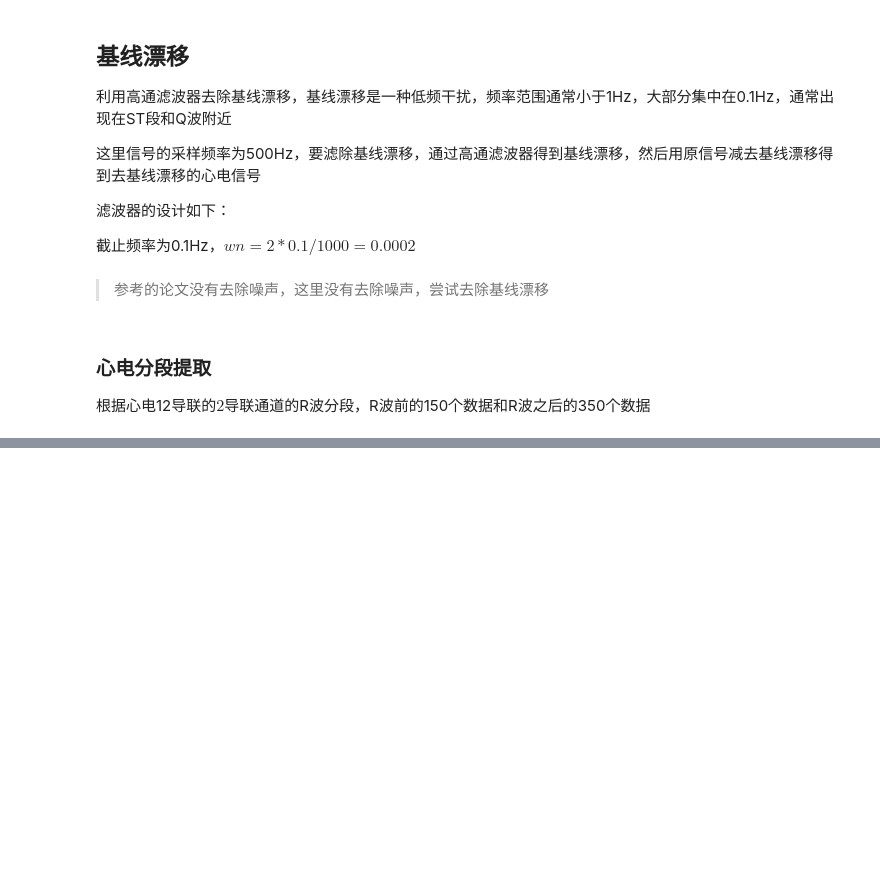
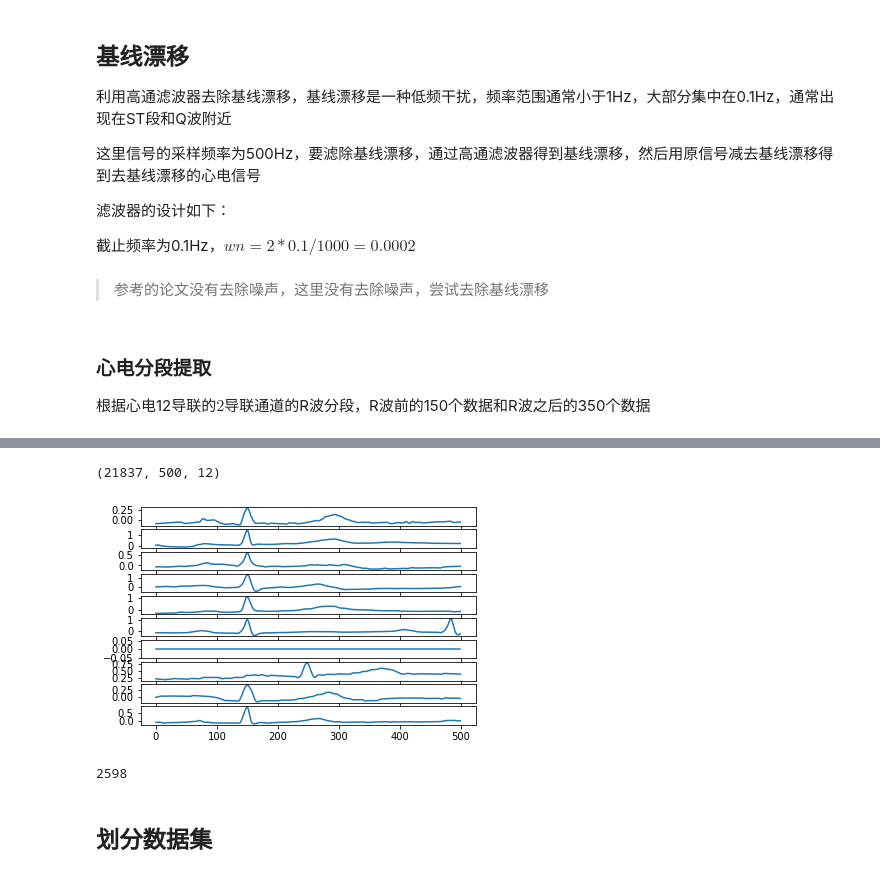
Before and after one commit to madao33/ECG-Classfier, a Jupyter notebook: code/dataPreprocess.ipynb, the cells around one changed output, grey strips where cells are left out. Drawn from its saved outputs; the diff is of its cells as text; code cells hidden in the pictures; blank space fills up the shorter version.

```diff
--- a/code/dataPreprocess.ipynb
+++ b/code/dataPreprocess.ipynb
@@ -262,0 +300,23 @@ plt.show()
+# %%
+# 对所有的信号的所有通道进行分段提取
+channels = 12
+test_size = len(X)
+ecg_rhythms = np.zeros([test_size, 500, 12])
+
+start_time = time.time()
+first_time = start_time
+for index in range(test_size):
+    if index%1000 == 0:
+        end_time = time.time()
+        print("finish %d in %d s\n" % (index, end_time - start_time))
+        start_time = time.time()
+    R_index = checkR(X[index][:,1])
+    for i in range(len(R_index)):
+        # 提取出一段
+        if R_index[i]>200 and R_index[i]<1000-350:
+            ecg_rhythms[index][:, :] = X[index][R_index[i]-150:R_index[i]+350,:]
+            continue
+
+end_time = time.time()
+
+print('time cost:%d s'%(end_time-first_time))
@@ -262,0 +341,24 @@ plt.show()
+# %%
+ecg_rhythms.shape
+# %% [output]
+(21837, 500, 12)
+# %%
+plt.figure()
+for i in range(10):
+    plt.subplot(10, 1, i+1)
+    plt.plot(ecg_rhythms[i][:,1])
+plt.show()
+# %% [output]
+[figure, added]
+# %%
+false_count = 0
+Y['Runconfirmed'] = 0
+for index in range(len(ecg_rhythms)):
+    if ecg_rhythms[index].any() == np.zeros([500, 12]).any():
+        false_count += 1
+        Y['Runconfirmed'][index] = 1
+false_count
+# %% [output]
+2598
+# %% [markdown]
+## 划分数据集
```
Also changed, not shown: parts of 17 cells of this notebook.
